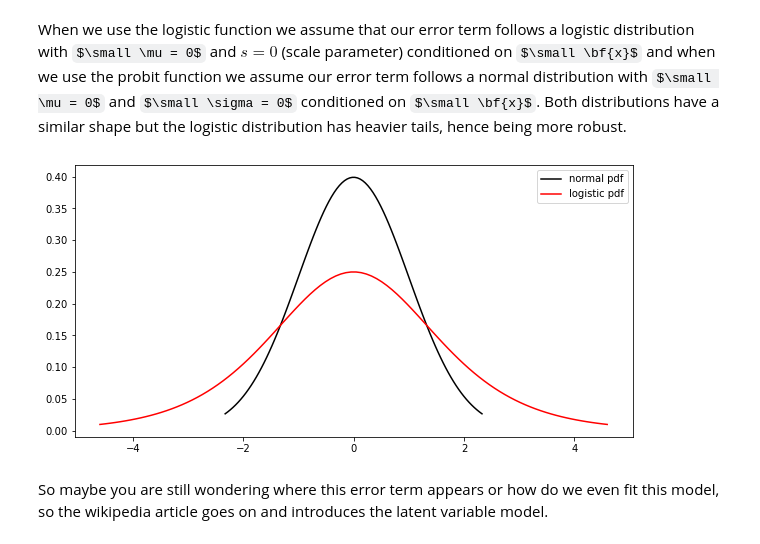
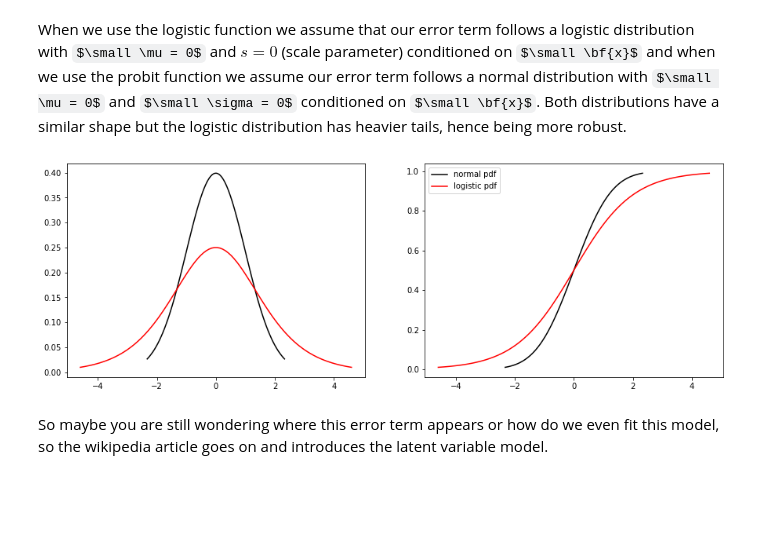
Before and after one commit to eduardbermejo/blog, a Jupyter notebook: _notebooks/2021-02-02-Ranking.ipynb, the cells around one changed output. Saved outputs shown, nothing was run; the diff lists cells and outputs as text; code cells hidden in the pictures; some formulas as TeX source; blank space fills up the shorter version.

```diff
--- a/_notebooks/2021-02-02-Ranking.ipynb
+++ b/_notebooks/2021-02-02-Ranking.ipynb
@@ -32,25 +32,29 @@ When we use the logistic function we assume that our error term follows a logist
 # %%
 import numpy as np
 from scipy.stats import norm, logistic
 
 import matplotlib.pyplot as plt
 
 loc = 0
 scale = 1
-# generate points to plot normal distribution
+# generate points for the normal distribution
 x_norm = np.linspace(norm.ppf(0.01, loc, scale), norm.ppf(0.99, loc, scale), 100)
-y_norm = norm.pdf(x_norm)
+y_pdf_norm = norm.pdf(x_norm)
+y_cdf_norm = norm.cdf(x_norm)
 
-# generate points to plot logistic distribution
+# generate points for the logistic distribution
 x_logistic = np.linspace(logistic.ppf(0.01, loc, scale), logistic.ppf(0.99, loc, scale), 100)
-y_logistic = logistic.pdf(x_logistic)
+y_pdf_logistic = logistic.pdf(x_logistic)
+y_cdf_logistic = logistic.cdf(x_logistic)
 
-plt.figure(figsize=(10,5))
-plt.plot(x_norm, y_norm, color='k', label='normal pdf')
-plt.plot(x_logistic, y_logistic, color='r', label='logistic pdf')
+fig, axes = plt.subplots(1, 2, figsize=(15,5))
+axes[0].plot(x_norm, y_pdf_norm, color='k', label='normal pdf')
+axes[0].plot(x_logistic, y_pdf_logistic, color='r', label='logistic pdf')
+axes[1].plot(x_norm, y_cdf_norm, color='k', label='normal pdf')
+axes[1].plot(x_logistic, y_cdf_logistic, color='r', label='logistic pdf')
 plt.legend();
 # %% [output]
-[figure, old version]
+[figure, new version]
 # %% [markdown]
 So maybe you are still wondering where this error term appears or how do we even fit this model, so the wikipedia article goes on and introduces the latent variable model.
 # %% [markdown]
```
Also changed, not shown: parts of 19 cells of this notebook.
